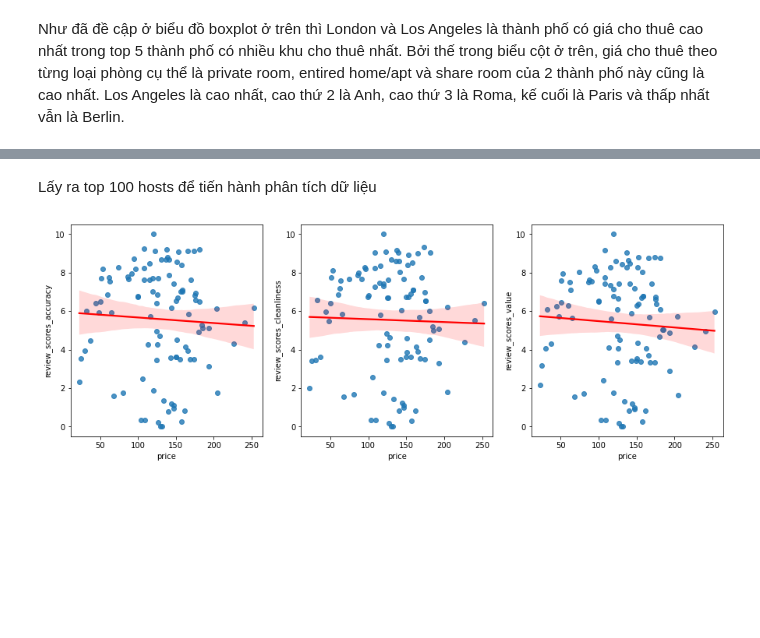
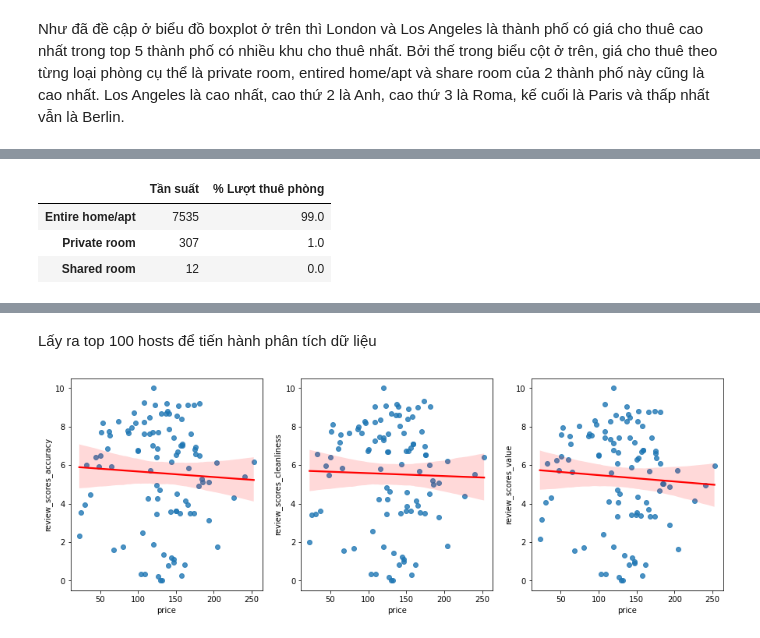
Before and after one commit to 19127592/PTDLUD, a Jupyter notebook: Project.ipynb, the cells around one changed output, grey strips where cells are left out. Drawn from its saved outputs; the diff is of its cells as text; code cells hidden in the pictures; blank space fills up the shorter version.

Commit message:
Add outliers analysis and world map

```diff
--- a/Project.ipynb
+++ b/Project.ipynb
@@ -400,0 +396,14 @@ Như đã đề cập ở biểu đồ boxplot ở trên thì London và Los Ang
+# %%
+outliers_dict = dict()
+for species, data in df_city[['price','city']].groupby('city'):
+    data = data.iloc[:, :-1]  # drop off the species column
+    stats = boxplot_stats(data)
+    for col, stat in zip(data.columns, stats):
+        outliers = stat['fliers'].tolist()
+        outliers_dict[species] = [len(outliers),min(outliers),max(outliers)]
+
+for key in outliers_dict:
+    data = outliers_dict[key]
+    counts,min_outlier,max_outlier = data[0],data[1],data[2]
+    print(key,"-",counts,"outliers")
+    print("Range of outliers:",min_outlier,"-",max_outlier,"\n")
@@ -400,0 +425,21 @@ Như đã đề cập ở biểu đồ boxplot ở trên thì London và Los Ang
+# %%
+outlier_index = []
+for key in outliers_dict:
+    data = outliers_dict[key]
+    counts,min_outlier,max_outlier = data[0],data[1],data[2]
+    outlier_index.append(df_city[df_city.city == key][(df_city.price >= min_outlier)].index.tolist())
+
+flat_index = [item for sublist in outlier_index for item in sublist]
+df_top_city_outliers = df_city[df_city.index.isin(flat_index)]
+# %%
+roomtype_group_counts = df_top_city_outliers['room_type'].value_counts().rename('Tần suất')
+roomtype_group_percent = df_top_city_outliers.groupby(['room_type'])['number_of_reviews'].sum().transform(
+                                                lambda x: np.round(x/x.sum(),2)*100).rename('% Lượt thuê phòng')
+Q2_df = df_top_city_outliers[['room_type','number_of_reviews']]
+Q2_df = pd.concat([roomtype_group_counts, roomtype_group_percent], axis=1)
+Q2_df
+# %% [output]
+|  | Tần suất | % Lượt thuê phòng |
+| Entire home/apt | 7535 | 99.0 |
+| Private room | 307 | 1.0 |
+| Shared room | 12 | 0.0 |
```
Also changed, not shown: parts of 26 cells of this notebook.
